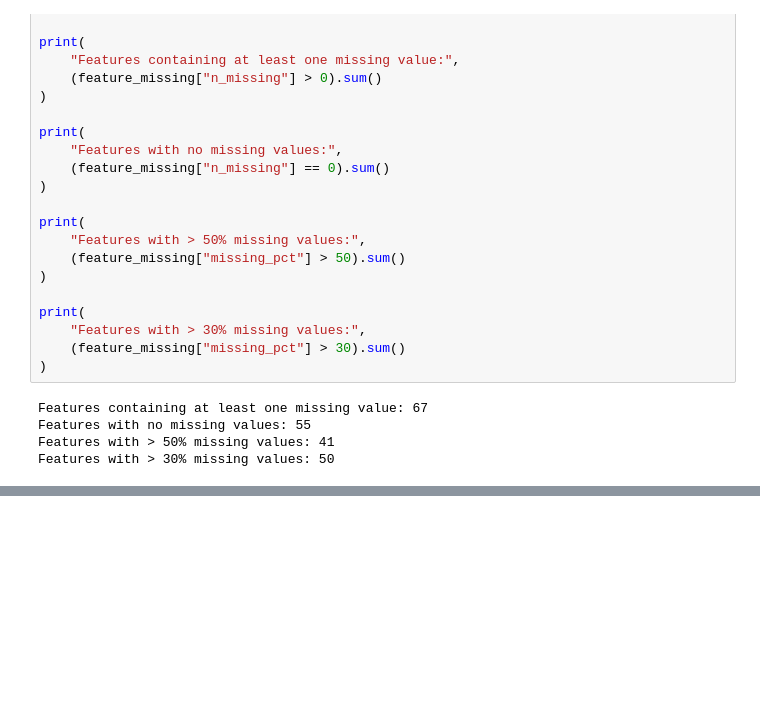
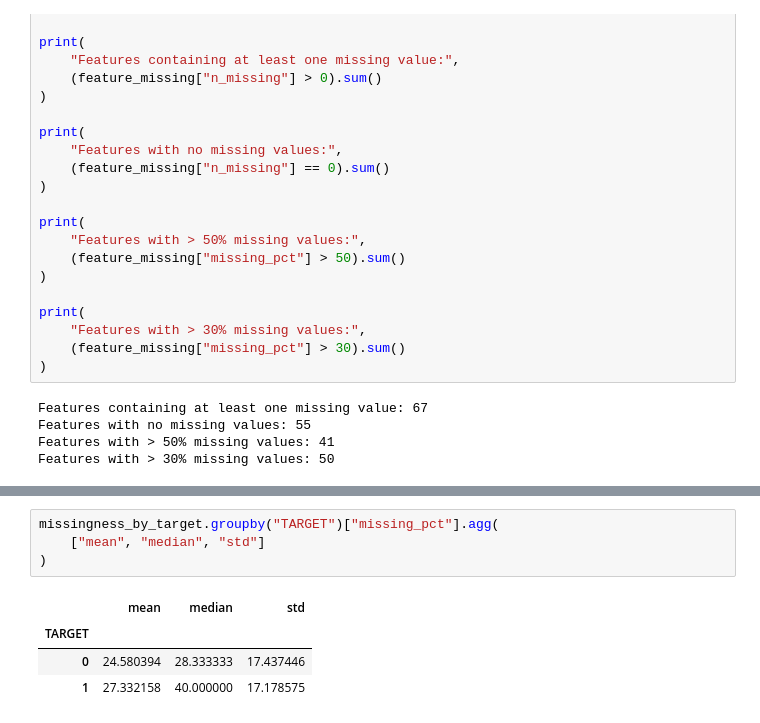
Before and after one commit to KevTJ/kj-project-portfolio, a Jupyter notebook: Projects/credit-risk-decision-system/notebooks/02_data_audit_and_eda.ipynb, the cells around one changed output, grey strips where cells are left out. Saved outputs shown, nothing was run; the diff lists cells and outputs as text; blank space fills up the shorter version.

```diff
--- a/Projects/credit-risk-decision-system/notebooks/02_data_audit_and_eda.ipynb
+++ b/Projects/credit-risk-decision-system/notebooks/02_data_audit_and_eda.ipynb
@@ -404,0 +532,9 @@ Features with > 30% missing values: 50
+# %%
+missingness_by_target.groupby("TARGET")["missing_pct"].agg(
+    ["mean", "median", "std"]
+)
+# %% [output]
+|  | mean | median | std |
+| TARGET |  |  |  |
+| 0 | 24.580394 | 28.333333 | 17.437446 |
+| 1 | 27.332158 | 40.000000 | 17.178575 |
```
Also changed, not shown: parts of 8 cells of this notebook.
